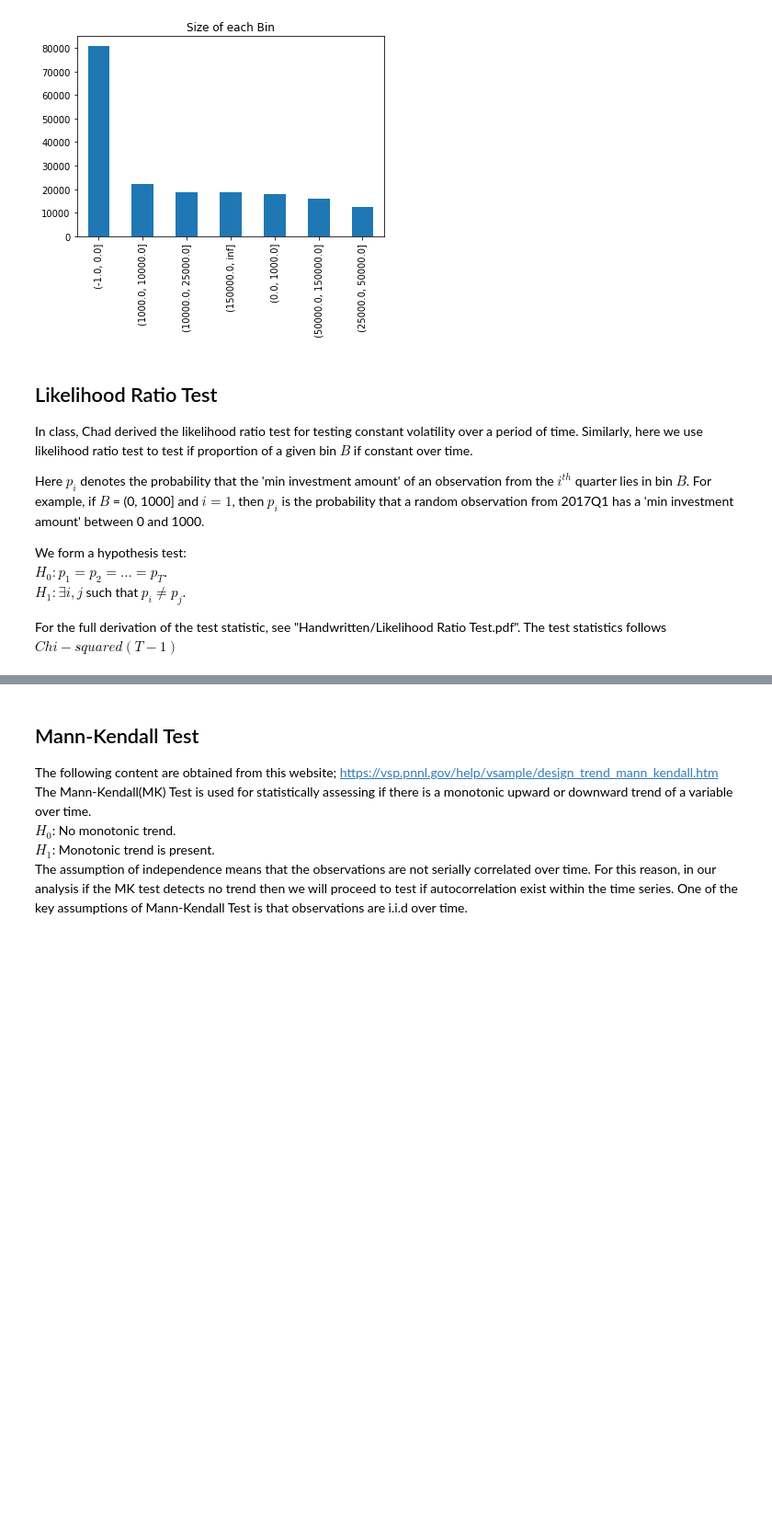
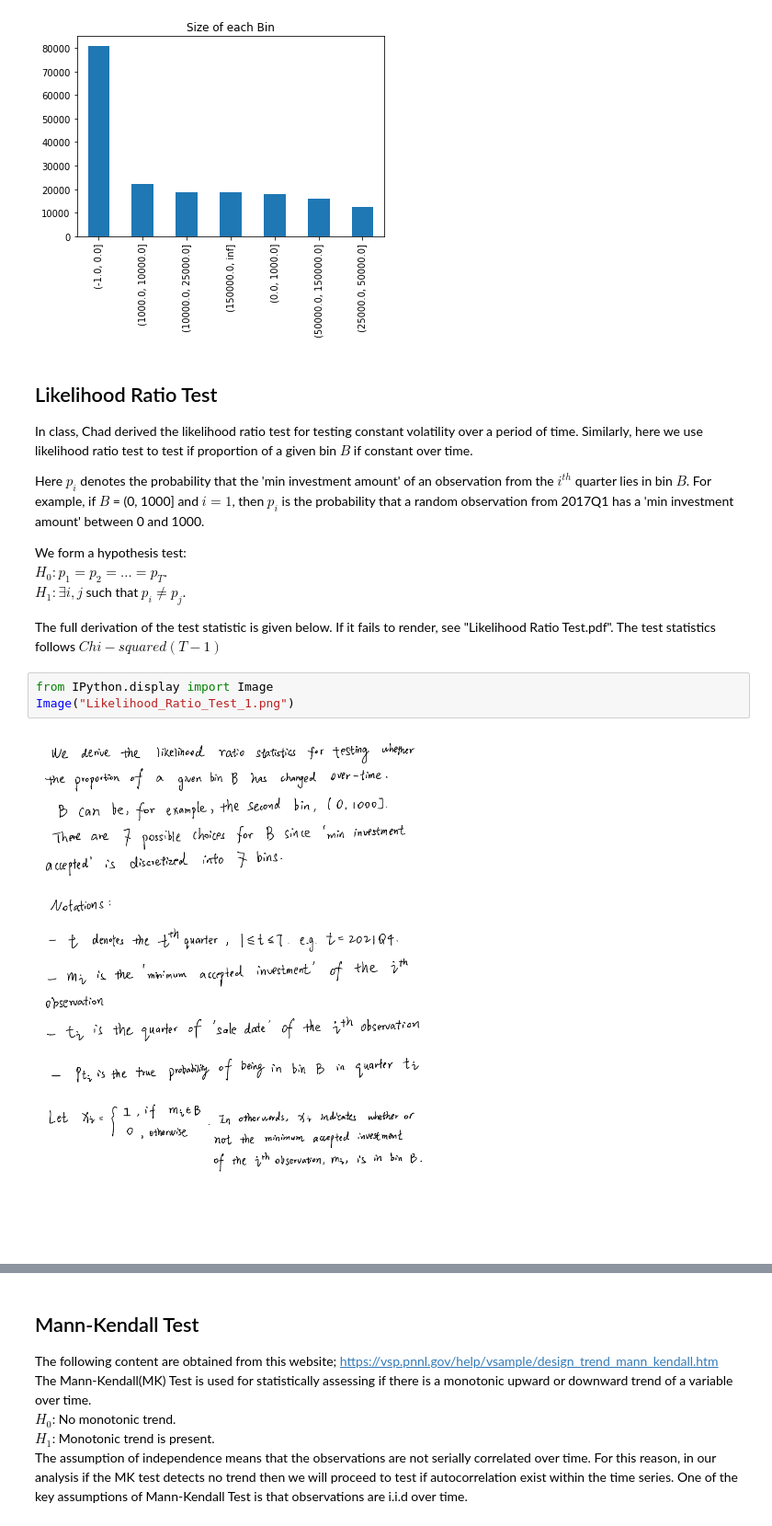
Before and after one commit to uday-31/Analyzing-Form-D-Submissions, a Jupyter notebook: Financial Data Science II Final Project.ipynb, the cells around one changed output, grey strips where cells are left out. Shown at 92% size. Cells and saved outputs as stored; diff of their text form; blank space fills up the shorter version.

Commit message:
display derivation in notebook

```diff
--- a/Financial Data Science II Final Project.ipynb
+++ b/Financial Data Science II Final Project.ipynb
@@ -1517,4 +1521,9 @@ We form a hypothesis test:
 $H_0: p_1 = p_2 = ... = p_T$.
 $H_1: \exists i, j$ such that $p_i \neq p_j$.
 
-For the full derivation of the test statistic, see "Handwritten/Likelihood Ratio Test.pdf". The test statistics follows $Chi-squared(T - 1)$
+The full derivation of the test statistic is given below. If it fails to render, see "Likelihood Ratio Test.pdf". The test statistics follows $Chi-squared(T - 1)$
+# %%
+from IPython.display import Image
+Image("Likelihood_Ratio_Test_1.png")
+# %% [output]
+[figure, added]
```
Also changed, not shown: parts of 3 cells of this notebook, 4 other files.
